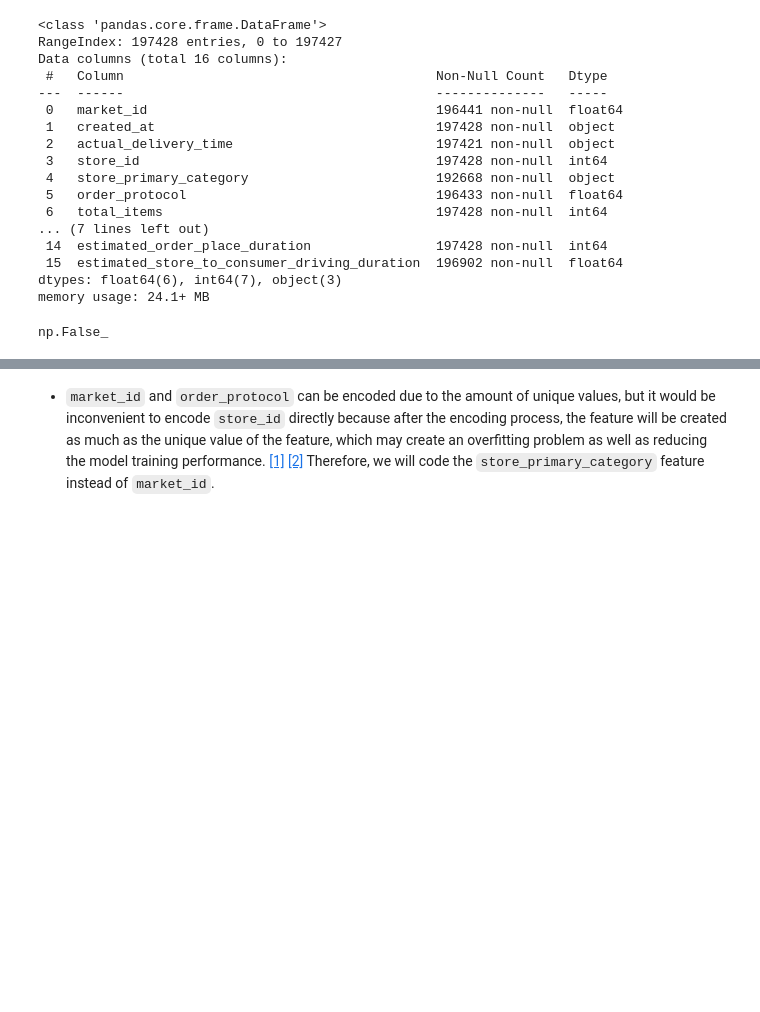
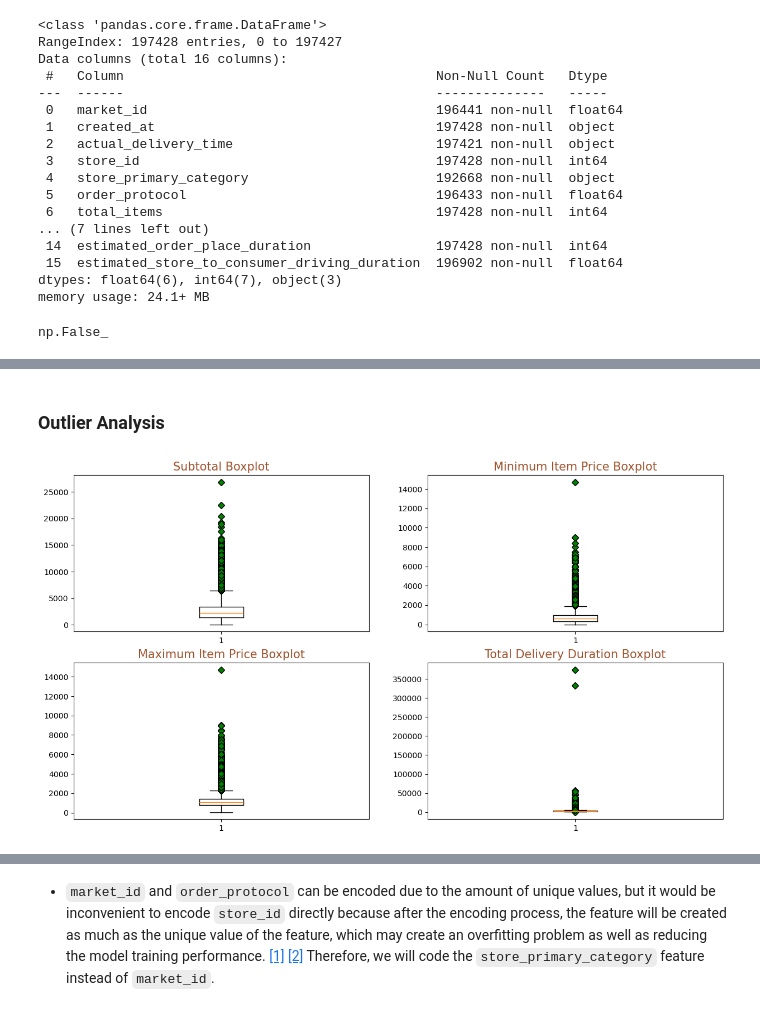
Before and after one commit to MuhammetYorulmaz/data-portfolio, a Jupyter notebook: project3-delivery_duration_prediction/notebooks/delivery_duration_prediction.ipynb, the cells around one changed output, grey strips where cells are left out. Saved outputs shown, nothing was run; the diff lists cells and outputs as text; code cells hidden in the pictures; blank space fills up the shorter version.

```diff
--- a/project3-delivery_duration_prediction/notebooks/delivery_duration_prediction.ipynb
+++ b/project3-delivery_duration_prediction/notebooks/delivery_duration_prediction.ipynb
@@ -209,0 +218,8 @@ dtype: int64
+# %%
+desired_df = df.query((
+    'min_item_price < 0 or '
+    'total_onshift_dashers < 0 or '
+    'total_busy_dashers < 0 or '
+    'total_outstanding_orders < 0'
+))
+display(desired_df.head()), display(desired_df.shape);
@@ -209,0 +234,5 @@ dtype: int64
+# %%
+# remove these rows from the main dataset
+df = df[~df.isin(desired_df)].dropna()
+df.reset_index(drop=True)
+df.info()
@@ -209,0 +296,6 @@ dtype: int64
+# %% [markdown]
+### Outlier Analysis <a id="4-1"></a>
+# %%
+visualize_outlier(df)
+# %% [output]
+[figure, added]
```
Also changed, not shown: parts of 88 cells of this notebook, 10 other files.
